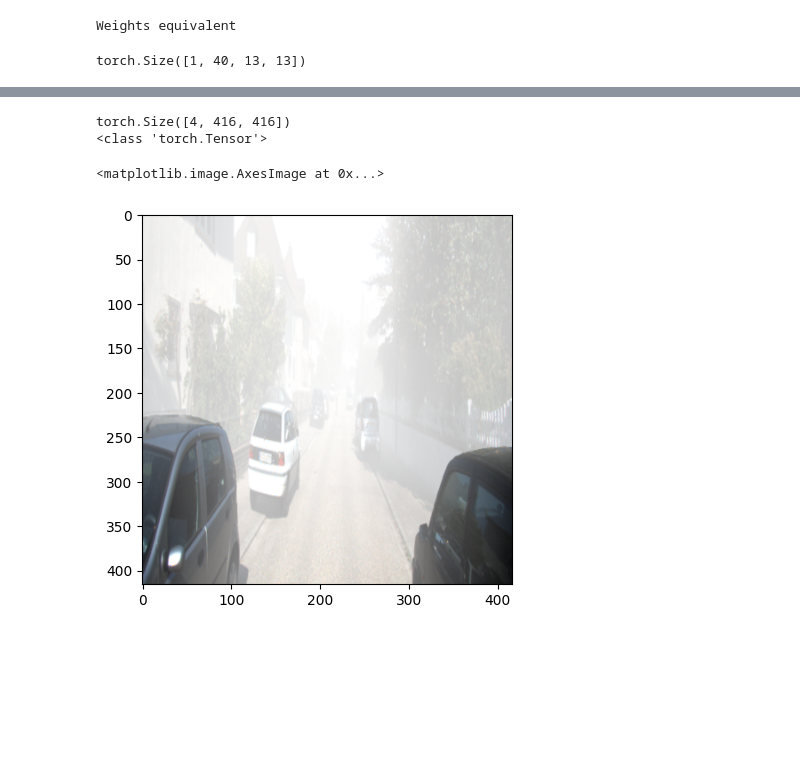
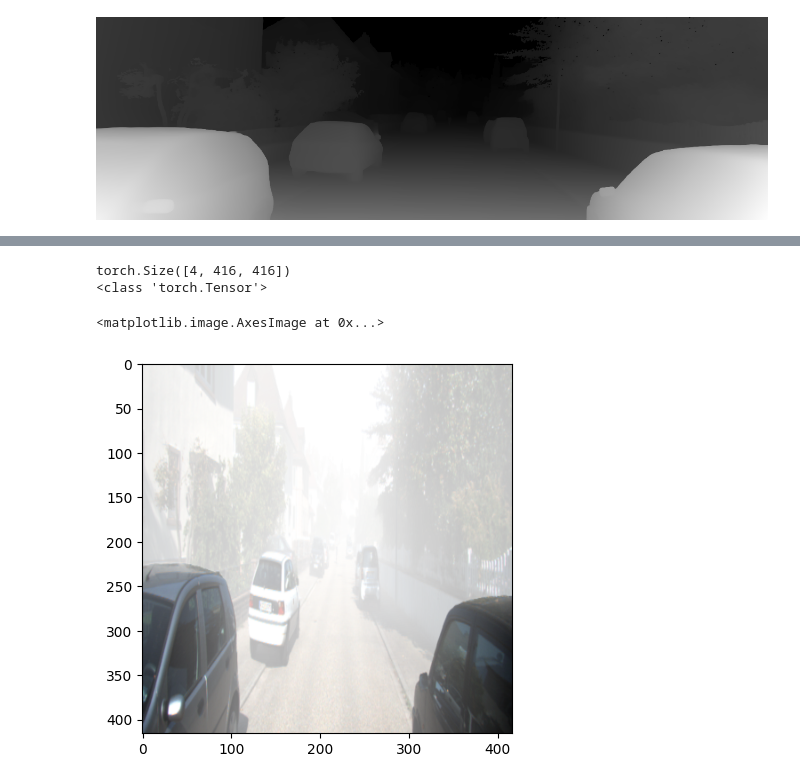
Before and after one commit to gkmocastro/rgbd-yolov2, a Jupyter notebook: test_nb.ipynb, the cells around one changed output, grey strips where cells are left out. Drawn from its saved outputs; the diff is of its cells as text; code cells hidden in the pictures; blank space fills up the shorter version.

```diff
--- a/test_nb.ipynb
+++ b/test_nb.ipynb
@@ -93,10 +93,0 @@ metric_map
-# %%
-fusion_model = model_builder(num_classes=3, model_type="rgbd")
-# %% [output]
-Weights equivalent
-# %%
-input_tensor = torch.randn(32, 4, 416, 416)
-output_tensor = fusion_model(image.unsqueeze(0))
-print(output_tensor.shape)
-# %% [output]
-torch.Size([1, 40, 13, 13])
@@ -102,0 +126,18 @@ torch.Size([1, 40, 13, 13])
+# %%
+images_dir = Path("data/image_splits/test/images")
+depth_dir = Path("data/Depth_anything_v2/test/depth")
+idx = 3
+
+image_files = sorted([p for p in images_dir.glob('*') if p.suffix in ['.jpg', '.jpeg', '.png']])
+
+depth_files = sorted([p for p in depth_dir.glob('*') if p.suffix in ['.jpg', '.jpeg', '.png']])
+
+img_path = image_files[idx]
+depth_path = depth_files[idx]
+
+rgb_image = Image.open(img_path).convert("RGB")
+depth_image = Image.open(depth_path).convert("L")
+# %%
+depth_image
+# %% [output]
+[figure, added]
```
Also changed, not shown: parts of 27 cells of this notebook, 1 other file.
